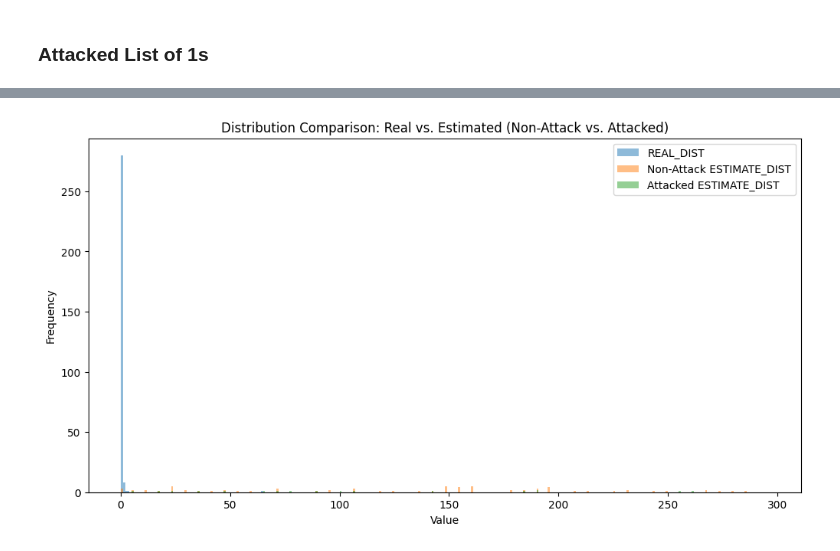
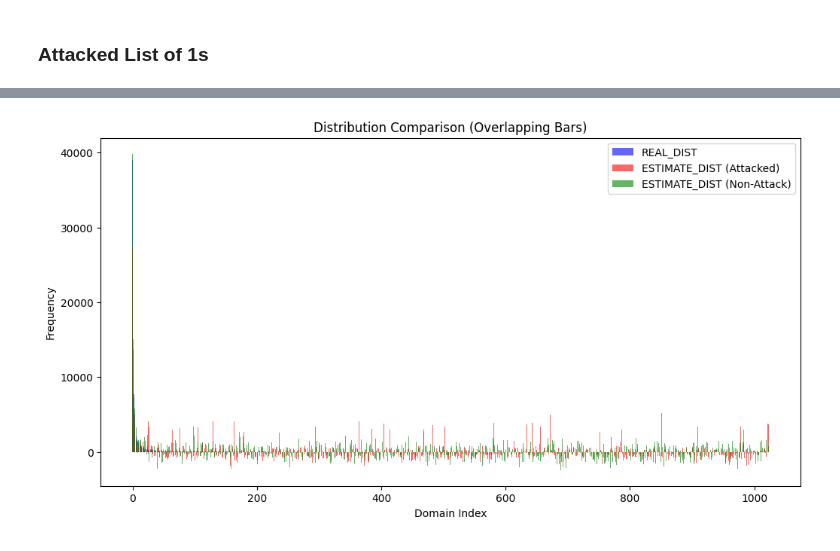
Before and after one commit to SampadSikder/DP-Protocols, a Jupyter notebook: DiffStats_GAN.ipynb, the cells around one changed output, grey strips where cells are left out. Saved outputs shown, nothing was run; the diff lists cells and outputs as text; code cells hidden in the pictures.

```diff
--- a/DiffStats_GAN.ipynb
+++ b/DiffStats_GAN.ipynb
@@ -583,13 +699,13 @@ Comparison of one_list (Attacked) and no_attack_one_list (Non-Attack):
-# %%
-# Visualize the distributions
-plt.figure(figsize=(12, 6))
-plt.hist(REAL_DIST, bins=range(domain + 1), alpha=0.5, label='REAL_DIST')
-plt.hist(no_attack_ESTIMATE_DIST, bins=range(domain + 1), alpha=0.5, label='Non-Attack ESTIMATE_DIST')
-plt.hist(ESTIMATE_DIST_Nattack, bins=range(domain + 1), alpha=0.5, label='Attacked ESTIMATE_DIST')
-plt.xlabel('Value')
-plt.ylabel('Frequency')
-plt.title('Distribution Comparison: Real vs. Estimated (Non-Attack vs. Attacked)')
-plt.legend()
-plt.show()
-# %% [output]
-[figure, removed]
+# %%
+plt.figure(figsize=(12, 6))
+x = range(len(REAL_DIST))
+plt.bar(x, REAL_DIST, alpha=0.6, label='REAL_DIST', color='blue')
+plt.bar(x, ESTIMATE_DIST_Nattack, alpha=0.6, label='ESTIMATE_DIST (Attacked)', color='red')
+plt.bar(x, no_attack_ESTIMATE_DIST, alpha=0.6, label='ESTIMATE_DIST (Non-Attack)', color='green')
+plt.xlabel('Domain Index')
+plt.ylabel('Frequency')
+plt.title('Distribution Comparison (Overlapping Bars)')
+plt.legend()
+plt.show()
+# %% [output]
+[figure, added]
```
Also changed, not shown: parts of 44 cells of this notebook.
